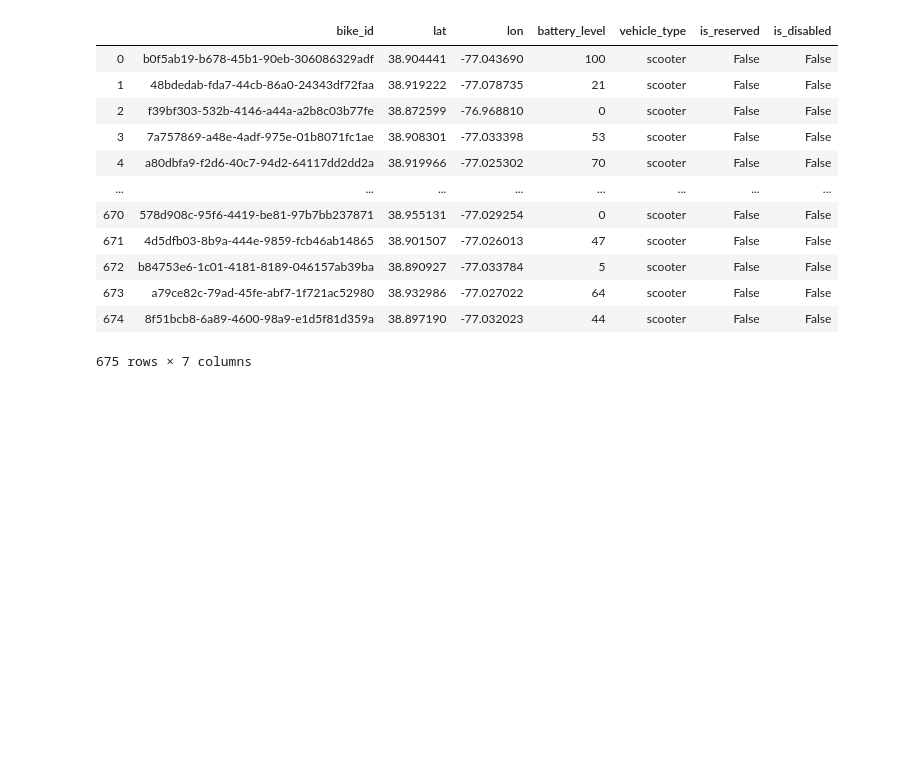
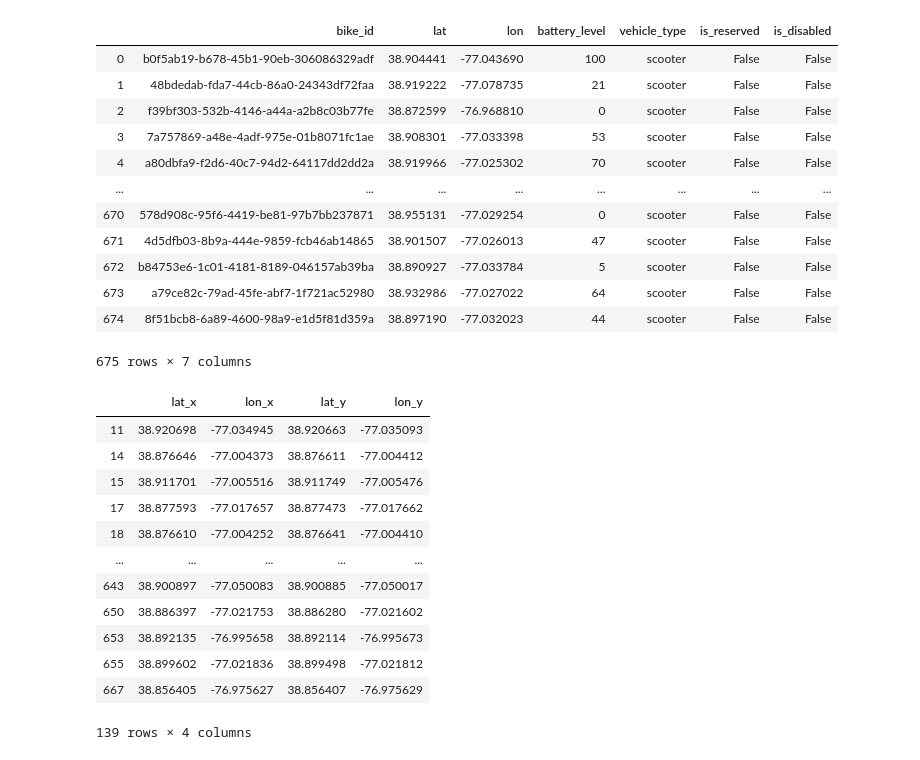
Before and after one commit to kevinclee26/dc_micro_mobo, a Jupyter notebook: assets/data/name_change.ipynb, the cells around one changed output. Drawn from its saved outputs; the diff is of its cells as text; code cells hidden in the pictures; blank space fills up the shorter version.

```diff
--- a/assets/data/name_change.ipynb
+++ b/assets/data/name_change.ipynb
@@ -206,0 +209,16 @@ pd.merge(df_2, df_3)
+# %%
+reduced[reduced['lat_x']!=reduced['lat_y']]
+# %% [output]
+|  | lat_x | lon_x | lat_y | lon_y |
+| 11 | 38.920698 | -77.034945 | 38.920663 | -77.035093 |
+| 14 | 38.876646 | -77.004373 | 38.876611 | -77.004412 |
+| 15 | 38.911701 | -77.005516 | 38.911749 | -77.005476 |
+| 17 | 38.877593 | -77.017657 | 38.877473 | -77.017662 |
+| 18 | 38.876610 | -77.004252 | 38.876641 | -77.004410 |
+| ... | ... | ... | ... | ... |
+| 643 | 38.900897 | -77.050083 | 38.900885 | -77.050017 |
+| 650 | 38.886397 | -77.021753 | 38.886280 | -77.021602 |
+| 653 | 38.892135 | -76.995658 | 38.892114 | -76.995673 |
+| 655 | 38.899602 | -77.021836 | 38.899498 | -77.021812 |
+| 667 | 38.856405 | -76.975627 | 38.856407 | -76.975629 |
+139 rows × 4 columns
```
Also changed, not shown: parts of 8 cells of this notebook, 16 other files.
